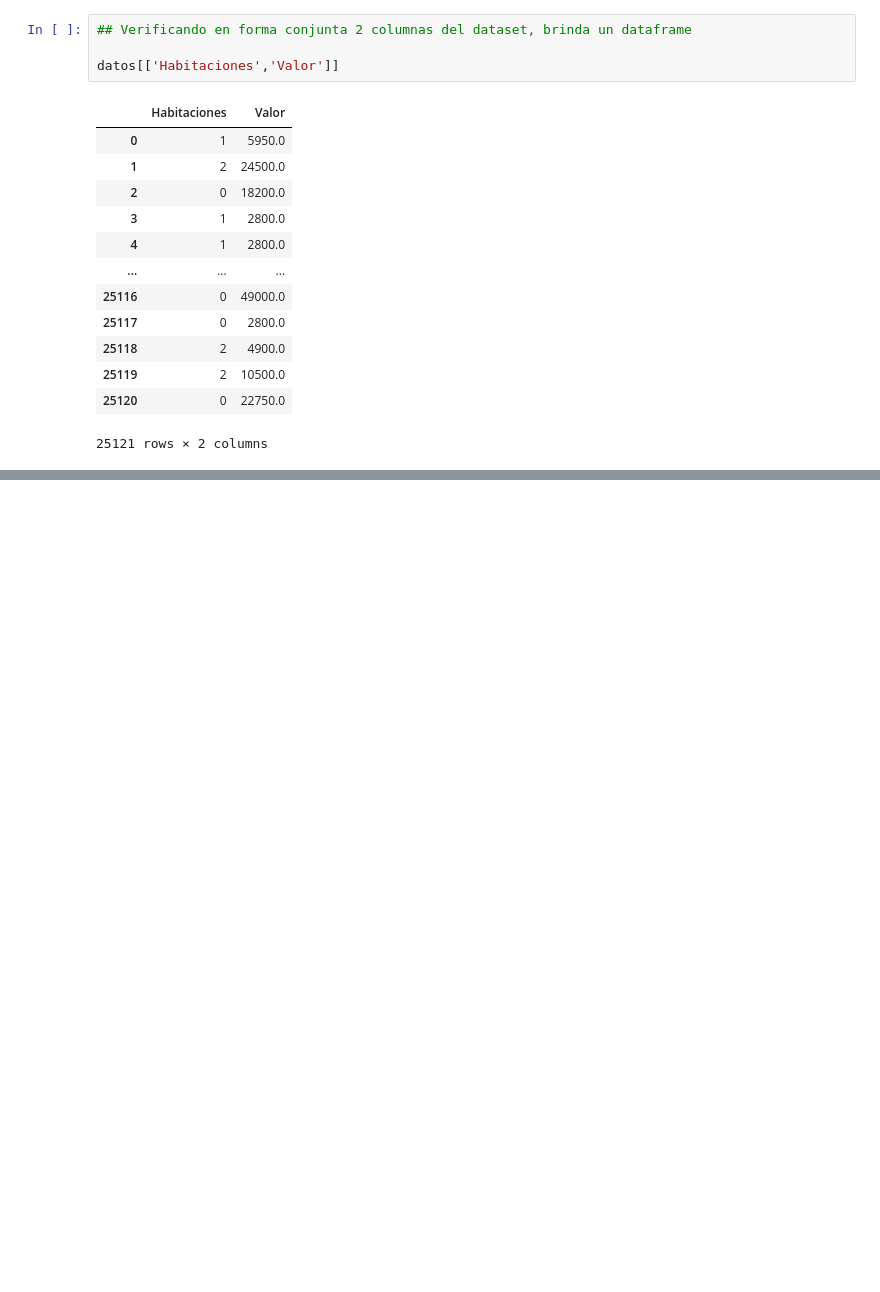
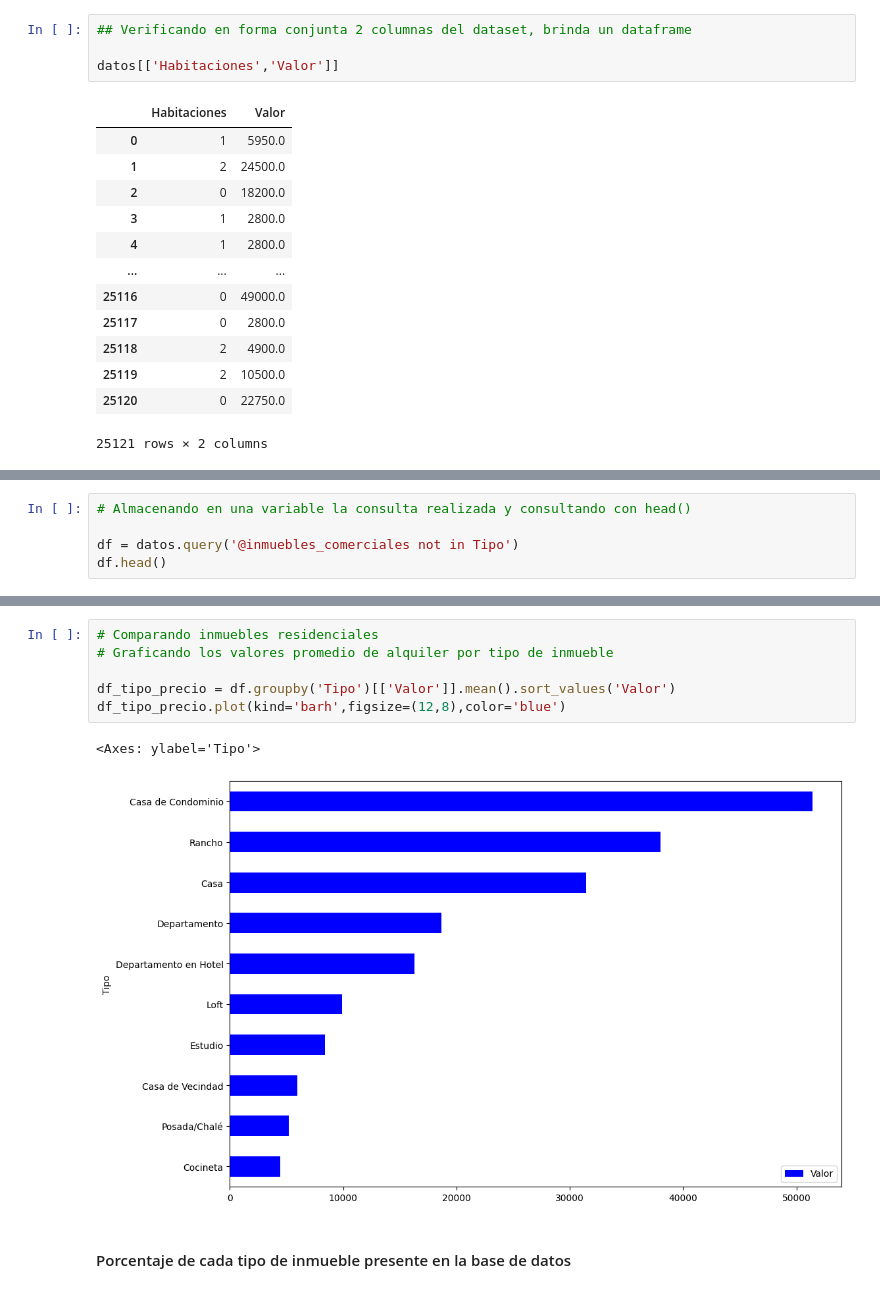
Before and after one commit to jbcodedev/py-pandas-bib, a Jupyter notebook: pandas-bib.ipynb, the cells around one changed output, grey strips where cells are left out. Saved outputs shown, nothing was run; the diff lists cells and outputs as text; blank space fills up the shorter version.

```diff
--- a/pandas-bib.ipynb
+++ b/pandas-bib.ipynb
@@ -175,0 +328,5 @@ datos[['Habitaciones','Valor']]
+# %%
+# Almacenando en una variable la consulta realizada y consultando con head()
+
+df = datos.query('@inmuebles_comerciales not in Tipo')
+df.head()
@@ -175,0 +340,11 @@ datos[['Habitaciones','Valor']]
+# %%
+# Comparando inmuebles residenciales
+# Graficando los valores promedio de alquiler por tipo de inmueble
+
+df_tipo_precio = df.groupby('Tipo')[['Valor']].mean().sort_values('Valor')
+df_tipo_precio.plot(kind='barh',figsize=(12,8),color='blue')
+# %% [output]
+<Axes: ylabel='Tipo'>
+[figure, added]
+# %% [markdown]
+#### Porcentaje de cada tipo de inmueble presente en la base de datos
```
Also changed, not shown: parts of 32 cells of this notebook.
